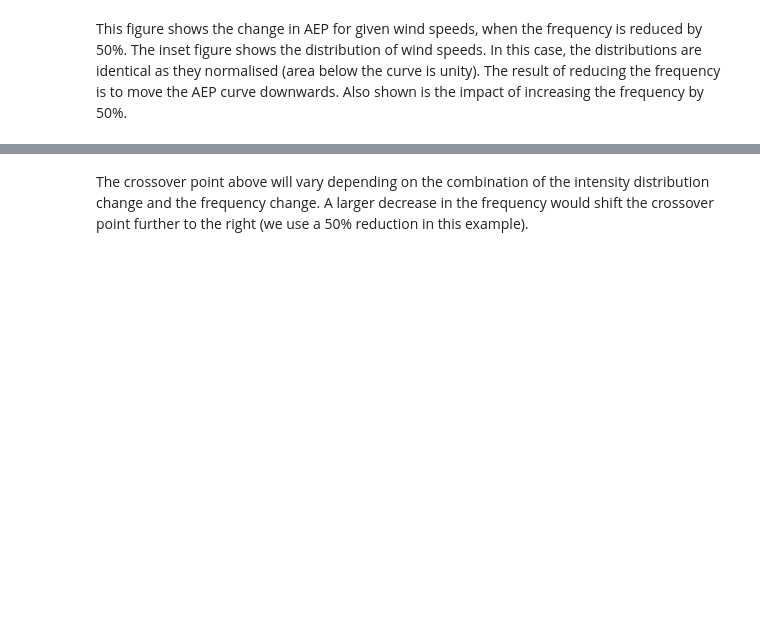
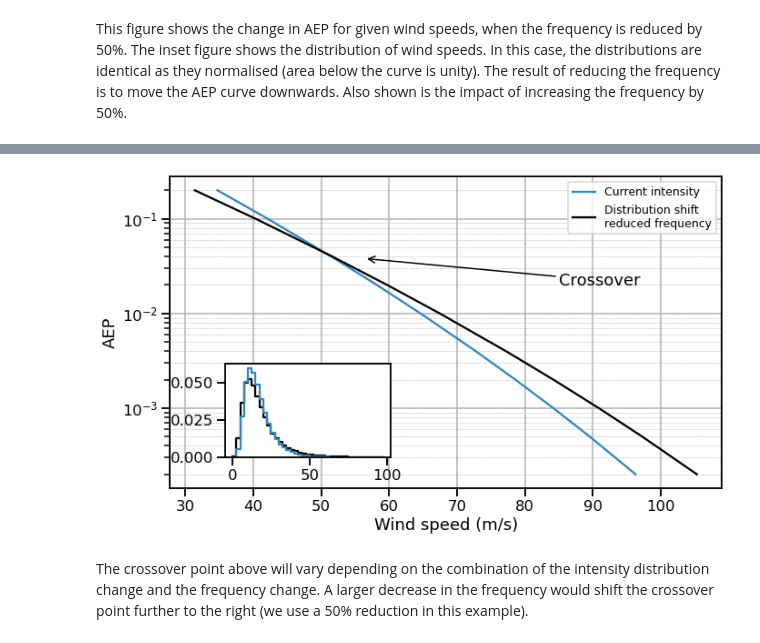
Before and after one commit to GeoscienceAustralia/SWHAQ, a Jupyter notebook: notebooks/Demonstration of ARI changes.ipynb, the cells around one changed output, grey strips where cells are left out. Saved outputs shown, nothing was run; the diff lists cells and outputs as text; code cells hidden in the pictures; blank space fills up the shorter version.

```diff
--- a/notebooks/Demonstration of ARI changes.ipynb
+++ b/notebooks/Demonstration of ARI changes.ipynb
@@ -140,36 +152,38 @@ plt.savefig("ddist_ari.png", dpi=300, bbox_inches="tight")
 # %%
-mu, xi, sigma = 0, .55, 15
+mu, xi, sigma = 0, .6, 15
 npyr = 365.25
 rvs = lognorm.rvs(xi, mu, sigma, size=int(1000*npyr))
 
 threshold = np.percentile(rvs, pct)
 y = rvs[rvs>threshold] - threshold
 # Fit the tail of the distribution above the threshold
 gpd = genpareto.fit(y)
 rvals5 = returnLevels(intervals, gpd[1], gpd[0], gpd[2], rate*.5)
 fig, ax = plt.subplots(1, 1, figsize=(10,6))
 
 ax.semilogy(baservals, aep, color='#2E86C1', label='Current intensity')
 ax.semilogy(rvals5, aep, color='k', label='Distribution shift\nreduced frequency')
 ax.set_xlabel("Wind speed (m/s)")
 ax.set_ylabel("AEP")
 ax.yaxis.set_major_locator(majlocator)
 ax.yaxis.set_minor_locator(minlocator)
 ax.yaxis.set_minor_formatter(NullFormatter())
 ax.grid()
 ax.grid(which='minor', linestyle='--', linewidth=0.5)
 ax.legend(fontsize='x-small')
 axin = ax.inset_axes([0.1, 0.1, 0.3, 0.3])
 sns.histplot(rvs, bins=np.arange(0, 100, 2.5), element="step", stat="density", fill=False, ax=axin, color='k')
 sns.histplot(baservs, bins=np.arange(0, 100, 2.5), element="step", stat="density", fill=False, ax=axin, color='#2E86C1')
 axin.yaxis.label.set_visible(False)
 
 x = baservals[np.argmin(np.abs(baservals - rvals5))]
 y = aep[np.argmin(np.abs(baservals - rvals5))]
 ax.annotate("Crossover", xy=(x+5, y*0.95), xytext=(85, 0.02),
             arrowprops=dict(arrowstyle='->', facecolor='k'))
 None
 fig.tight_layout()
 plt.savefig("dfreqdist_ari.png", dpi=300, bbox_inches="tight")
+# %% [output]
+[figure, added]
 # %% [markdown]
 The crossover point above will vary depending on the combination of the intensity distribution change and the frequency change. A larger decrease in the frequency would shift the crossover point further to the right (we use a 50% reduction in this example).
```
Also changed, not shown: parts of 6 cells of this notebook.
